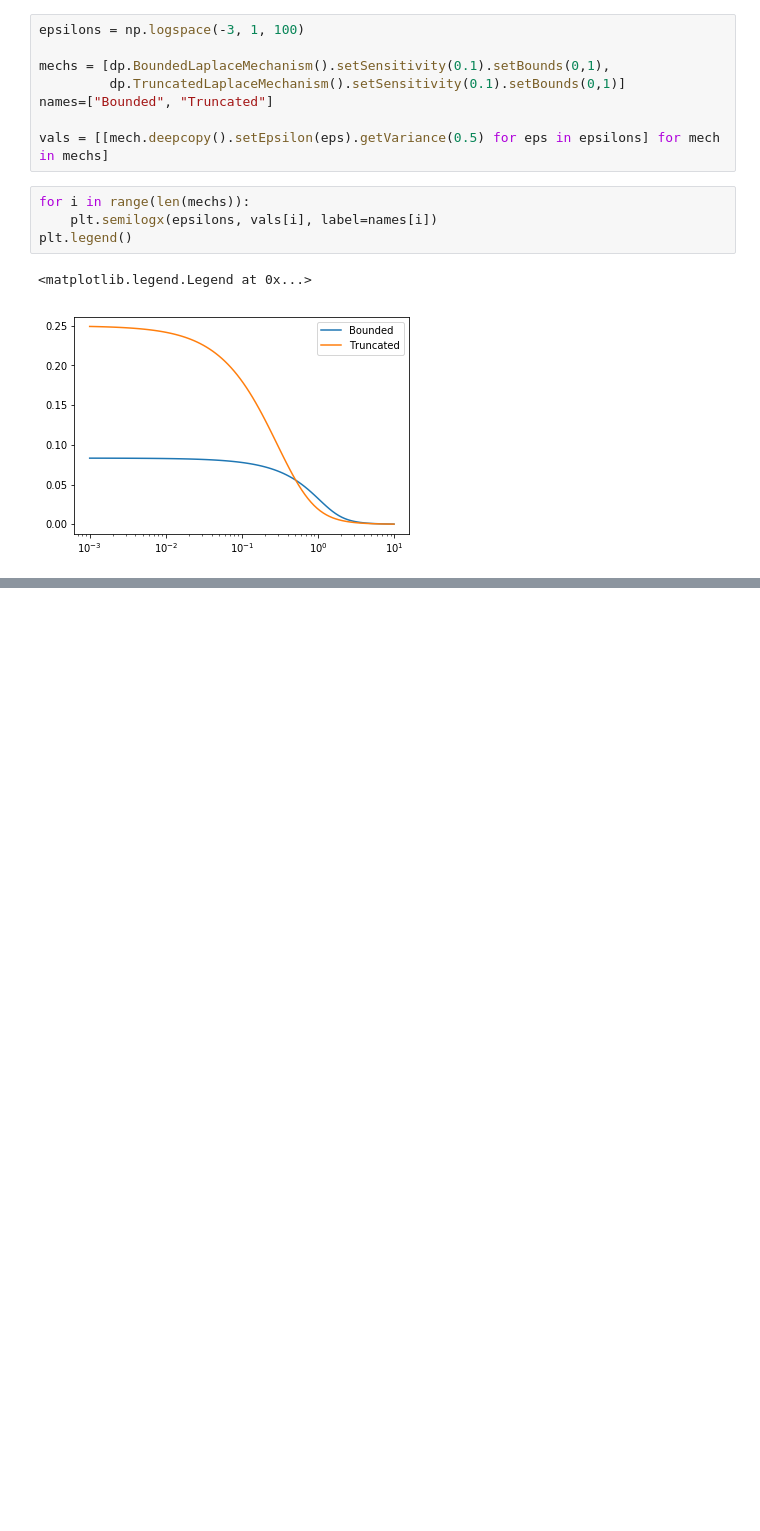
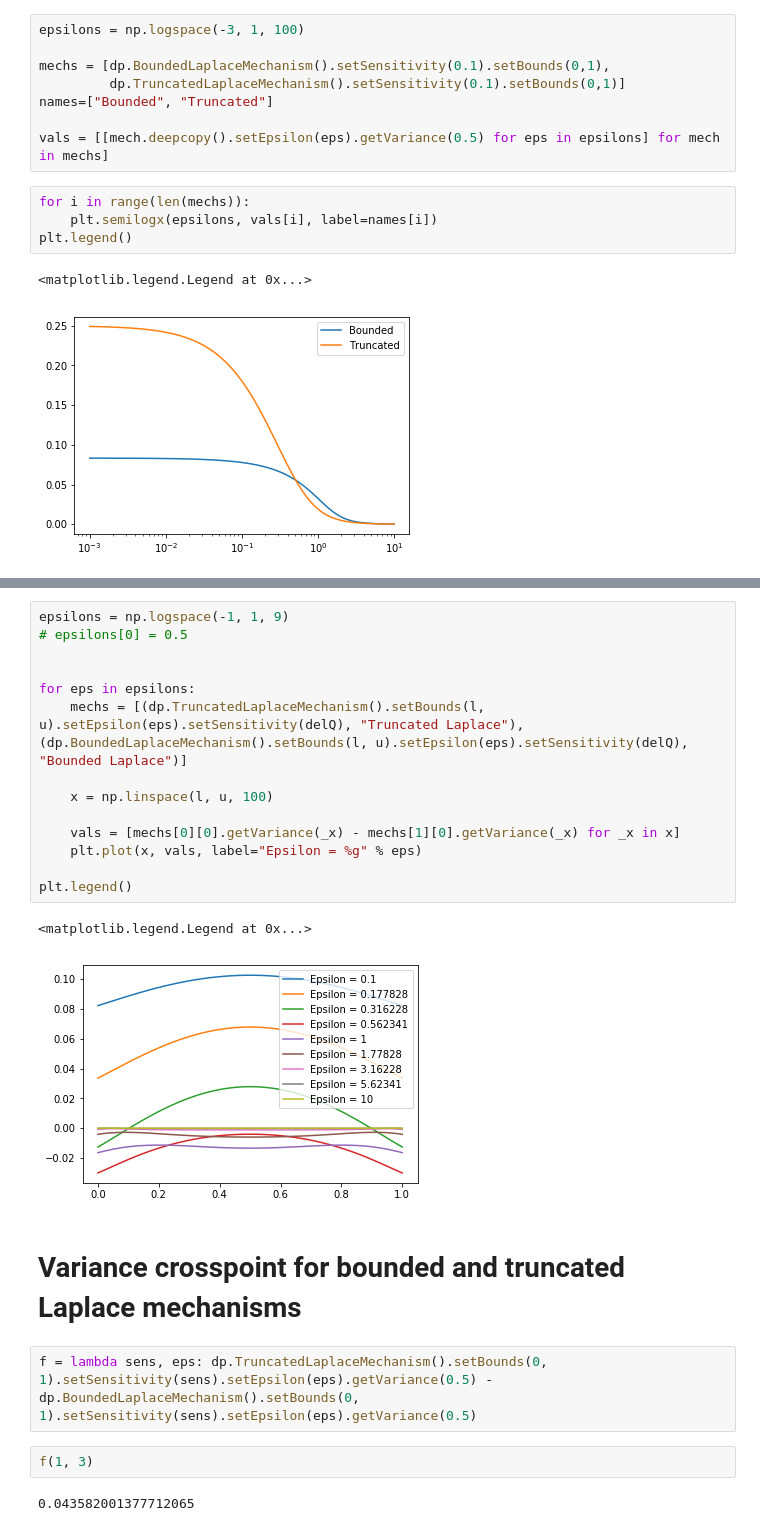
Before and after one commit to IBM/differential-privacy-library, a Jupyter notebook: BiasTest.ipynb, the cells around one changed output, grey strips where cells are left out. Cells and saved outputs as stored; diff of their text form; blank space fills up the shorter version.

```diff
--- a/BiasTest.ipynb
+++ b/BiasTest.ipynb
@@ -375,0 +437,26 @@ plt.legend()
+# %%
+epsilons = np.logspace(-1, 1, 9)
+# epsilons[0] = 0.5
+
+
+for eps in epsilons:
+    mechs = [(dp.TruncatedLaplaceMechanism().setBounds(l, u).setEpsilon(eps).setSensitivity(delQ), "Truncated Laplace"),
+(dp.BoundedLaplaceMechanism().setBounds(l, u).setEpsilon(eps).setSensitivity(delQ), "Bounded Laplace")]
+
+    x = np.linspace(l, u, 100)
+
+    vals = [mechs[0][0].getVariance(_x) - mechs[1][0].getVariance(_x) for _x in x]
+    plt.plot(x, vals, label="Epsilon = %g" % eps)
+
+plt.legend()
+# %% [output]
+<matplotlib.legend.Legend at 0x...>
+[figure, added]
+# %% [markdown]
+# Variance crosspoint for bounded and truncated Laplace mechanisms
+# %%
+f = lambda sens, eps: dp.TruncatedLaplaceMechanism().setBounds(0, 1).setSensitivity(sens).setEpsilon(eps).getVariance(0.5) - dp.BoundedLaplaceMechanism().setBounds(0, 1).setSensitivity(sens).setEpsilon(eps).getVariance(0.5)
+# %%
+f(1, 3)
+# %% [output]
+0.043582001377712065
```
Also changed, not shown: parts of 8 cells of this notebook.
